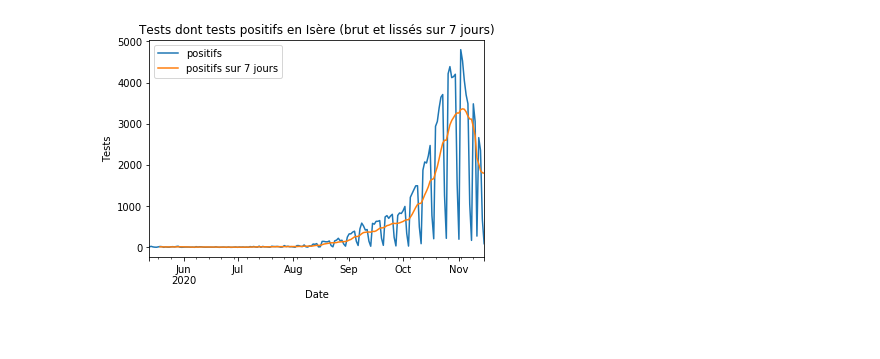
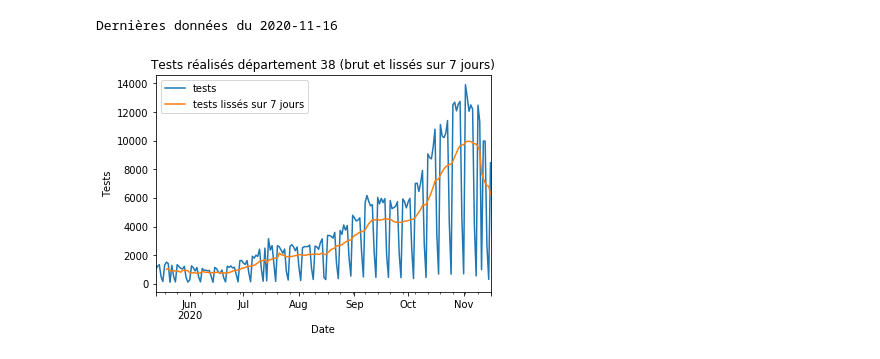
Before and after one commit to manikbh/covid, a Jupyter notebook: covid.ipynb, the cells around one changed output. Cells and saved outputs as stored; diff of their text form; code cells hidden in the pictures.

Commit message:
Interactive selection of Departement and Metropole/Sélection interactive du département et de la métropole

```diff
--- a/covid.ipynb
+++ b/covid.ipynb
@@ -10,3 +17,9 @@ data = pandas.read_csv("https://www.data.gouv.fr/fr/datasets/r/406c6a23-e283-430
                dtype = {'dep':np.str, 'P':np.int32,'T':np.int32,'cl_age90':np.int32},
                 parse_dates = ['jour']
                )
+# %%
+# Sélection du département
+def g(dept):
+    return dept
+deptWidget = interactive(g, dept=data.dep.unique());
+display(deptWidget)
@@ -13,8 +28,7 @@ data = pandas.read_csv("https://www.data.gouv.fr/fr/datasets/r/406c6a23-e283-430
 # %%
-isere = data.loc[data['dep'] == '38']
+dept = deptWidget.result
+print("Affichage pour le département " + dept)
+deptData = data.loc[data['dep'] == dept]
 
-testedIsereAllAges = isere.groupby(['jour'])['T'].sum()
-positifIsereAllAges = isere.groupby(['jour'])['P'].sum()
-#print(isere)
-#print(testedIsereAllAges)
-#print(positifIsereAllAges)
+testedDeptAllAges = deptData.groupby(['jour'])['T'].sum()
+positifDeptAllAges = deptData.groupby(['jour'])['P'].sum()
@@ -32,14 +72,18 @@ fig = plt.figure()
+# %%
+# Date des dernières données (en général quelques jours en arrière, données consolidées)
+print("Dernières données du " + str(data.jour.unique()[-1])[:10])
+# %% [output]
+Dernières données du 2020-11-16
 # %%
-positifIsereAllAges2 = positifIsereAllAges#[-60:-1]
-positifIsereAllAges2.plot(x='jour', y='P', label='positifs')
-#positifIsereAllAges2.ewm(span = 8).mean().plot(x='jour', label='positifs sur 7 jours')
-positifIsereAllAges2.rolling(7).mean().plot(x='jour', label='positifs sur 7 jours')
+# Nombre de tests réalisés
+testedDeptAllAges.plot(x='jour', y='T', label='tests')
+testedDeptAllAges.rolling(7).mean().plot(x='jour', label='tests lissés sur 7 jours')
 plt.legend()
-plt.title("Tests dont tests positifs en Isère (brut et lissés sur 7 jours)")
+plt.title("Tests réalisés département " + dept + " (brut et lissés sur 7 jours)")
 plt.xlabel("Date")
 plt.ylabel("Tests")
 #data.plot(x='jour', y='T')#, ylabel='testés')
 #data.plot(x='jour', y='P')#, ylabel='positifs')
 plt.show()
 # %% [output]
-[figure, old version]
+[figure, new version]
```
Also changed, not shown: parts of 18 cells of this notebook.
